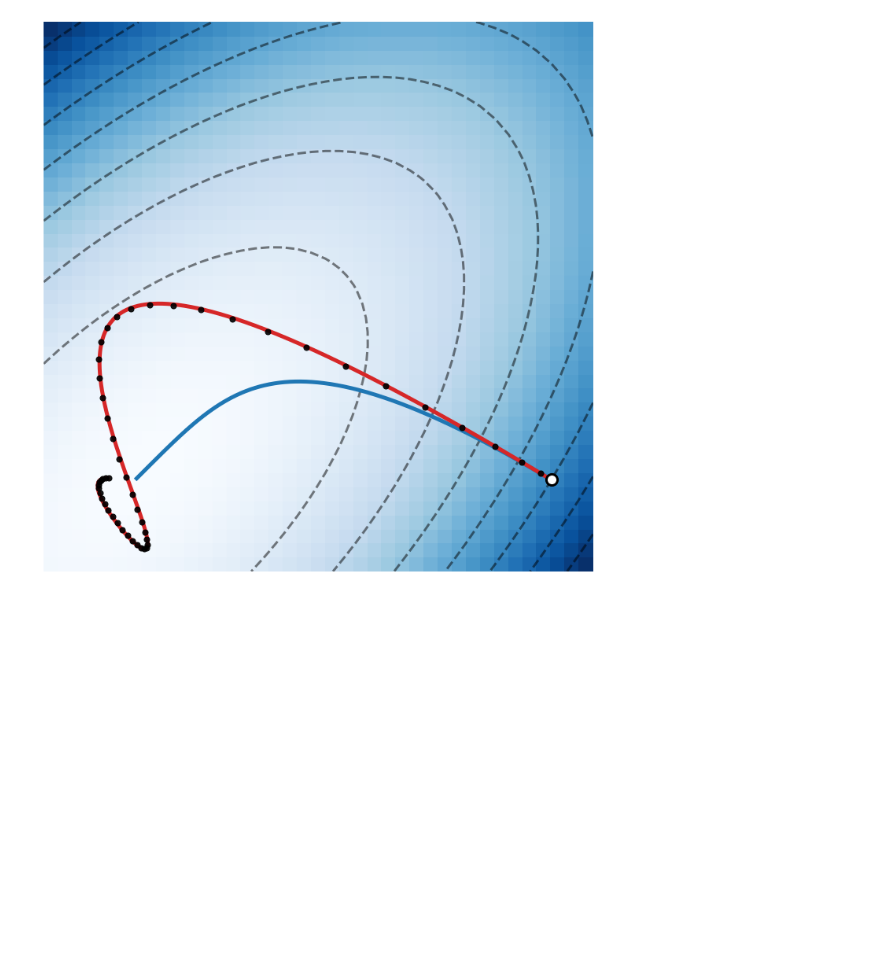
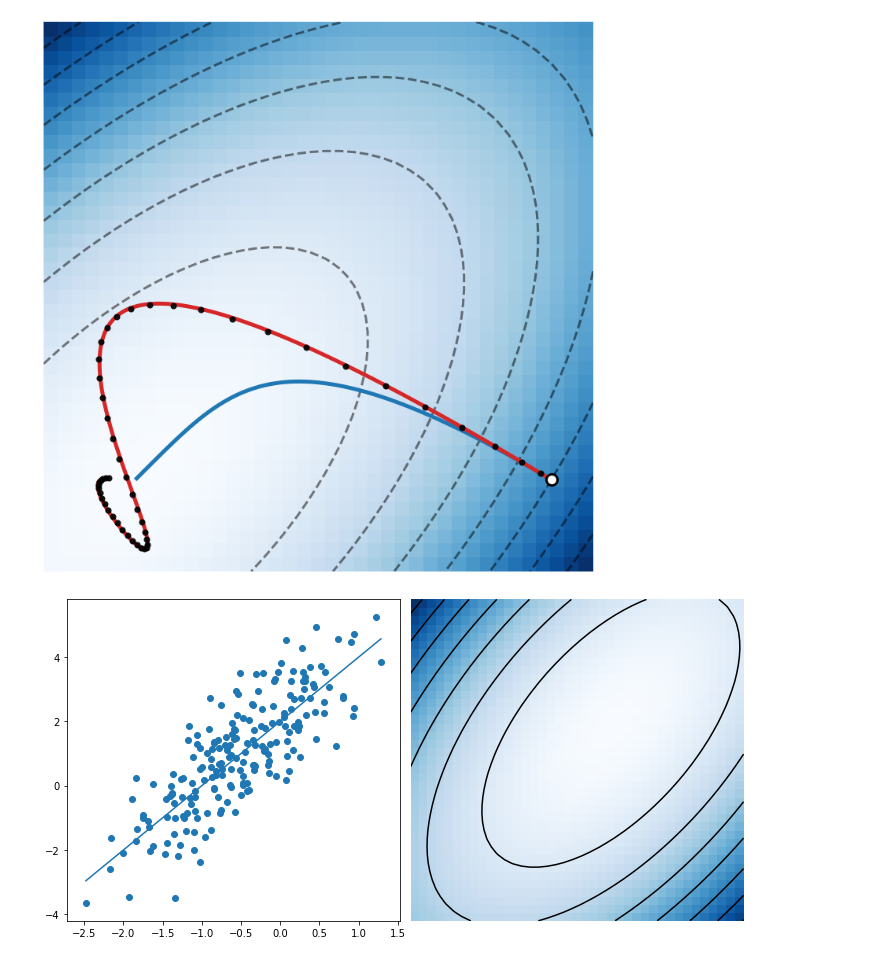
Before and after one commit to danielkunin/neural-mechanics, a Jupyter notebook: notebooks/theory.ipynb, the cells around one changed output. Saved outputs shown, nothing was run; the diff lists cells and outputs as text; code cells hidden in the pictures; blank space fills up the shorter version.

```diff
--- a/notebooks/theory.ipynb
+++ b/notebooks/theory.ipynb
@@ -649,0 +675,29 @@ plt.savefig('modified-equation-momentum-quadtratic.pdf', format='pdf', bbox_inch
+# %%
+X = design_matrix(200,50,4)
+error = np.random.normal(0,1,n)
+w = 2
+b = 2
+y = w*X + b + error
+
+
+fig, ax = plt.subplots(1, 2, figsize=(10,5))
+ax[0].plot([np.min(X), np.max(X)],[w*np.min(X) + b, w*np.max(X) + b])
+ax[0].scatter(X,y)
+
+
+ax[1].axis('off')
+
+W1, W2 = np.meshgrid(np.linspace(-10, 10, 40), np.linspace(-10, 10, 40))
+Z = np.zeros_like(W1)
+for i in range(n):
+    Z += 0.5 * (y[i] - (W2*X[i] + W1))**2
+Z /= n
+
+ax[1].contour(W1, W2, Z, colors=['k'])
+ax[1].pcolormesh(W1, W2, Z, cmap='Blues')
+
+
+plt.tight_layout()
+# plt.savefig('modified-equation-quadtratic.pdf', format='pdf', bbox_inches='tight')
+# %% [output]
+[figure, added]
```
Also changed, not shown: parts of 3 cells of this notebook.
